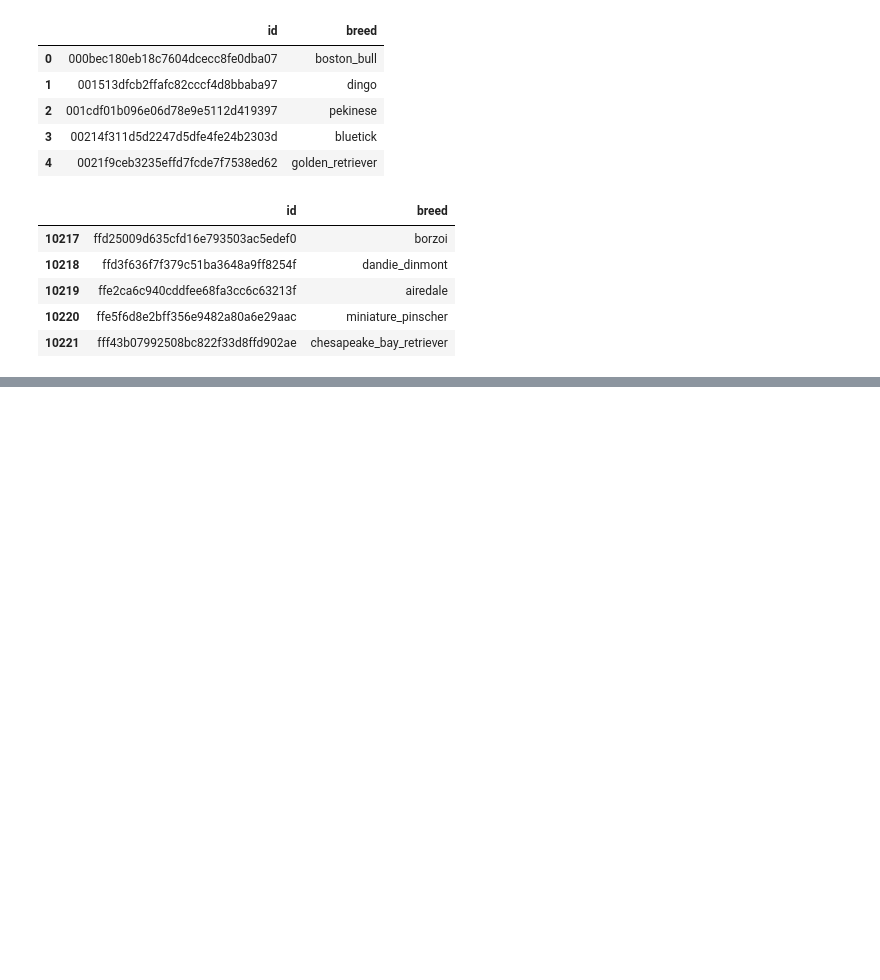
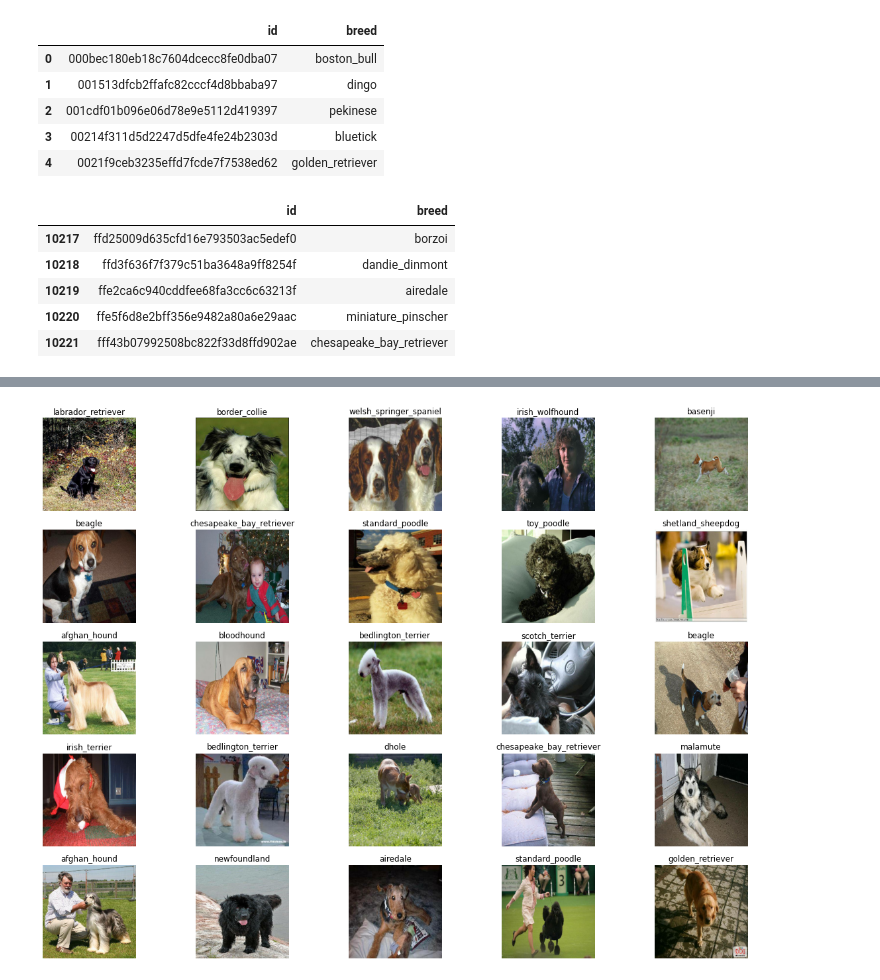
Before and after one commit to luizgmattos/Machine-Learning, a Jupyter notebook: DogBreed_Identification/DogBreed_Identification.ipynb, the cells around one changed output, grey strips where cells are left out. Saved outputs shown, nothing was run; the diff lists cells and outputs as text; code cells hidden in the pictures; blank space fills up the shorter version.

```diff
--- a/DogBreed_Identification/DogBreed_Identification.ipynb
+++ b/DogBreed_Identification/DogBreed_Identification.ipynb
@@ -85,0 +286,6 @@ dog_labels["breed"].value_counts().plot.bar(figsize=(20,10));
+# %%
+# Converting the images into an array
+from matplotlib.pyplot import imread
+
+image = imread(images_name[42])
+image.shape
@@ -85,0 +352,7 @@ dog_labels["breed"].value_counts().plot.bar(figsize=(20,10));
+# %%
+# Returning tuple of image + label  in a function
+
+def get_image_label(image_path,label):
+
+    image = read_image(image_path)
+    return image, label
@@ -85,0 +405,4 @@ dog_labels["breed"].value_counts().plot.bar(figsize=(20,10));
+# %%
+# Creating training and validations
+train_data = create_batches(X_train,y_train)
+val_data = create_batches(X_val, y_val, valid_data=True)
@@ -85,0 +416,16 @@ dog_labels["breed"].value_counts().plot.bar(figsize=(20,10));
+# %%
+import matplotlib.pyplot as plt
+
+def show_images(images, labels):
+
+    plt.figure(figsize=(20,15))
+
+    #Loop through N images
+    for i in range(25):
+        # Creating subplots
+        ax = plt.subplot(5,5, i+1)
+        # Display Images
+        plt.imshow(images[i])
+        # Adding the image label
+        plt.title(unique[labels[i].argmax()])
+        plt.axis("off")
@@ -85,0 +453,6 @@ dog_labels["breed"].value_counts().plot.bar(figsize=(20,10));
+# %%
+# Train Images
+train_images, train_labels = next(train_data.as_numpy_iterator())
+show_images(train_images,train_labels)
+# %% [output]
+[figure, added]
```
Also changed, not shown: parts of 42 cells of this notebook.
